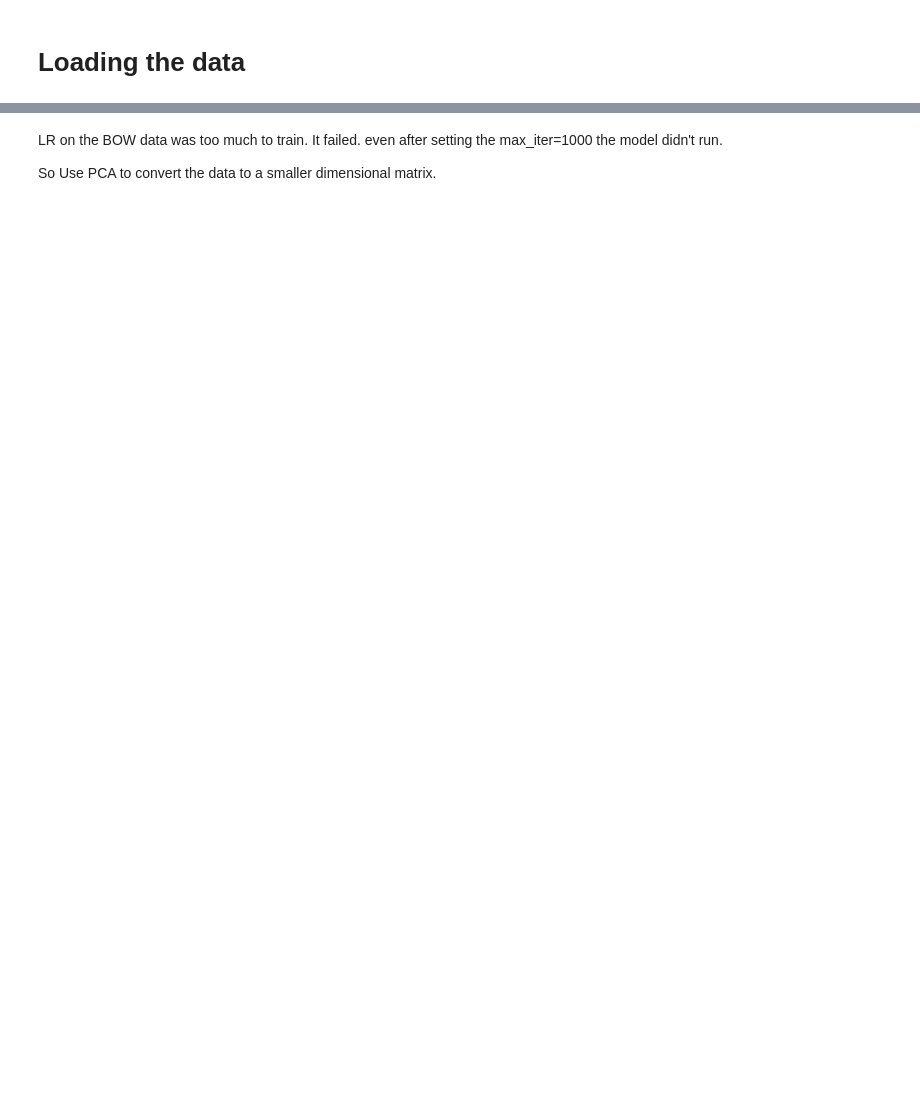
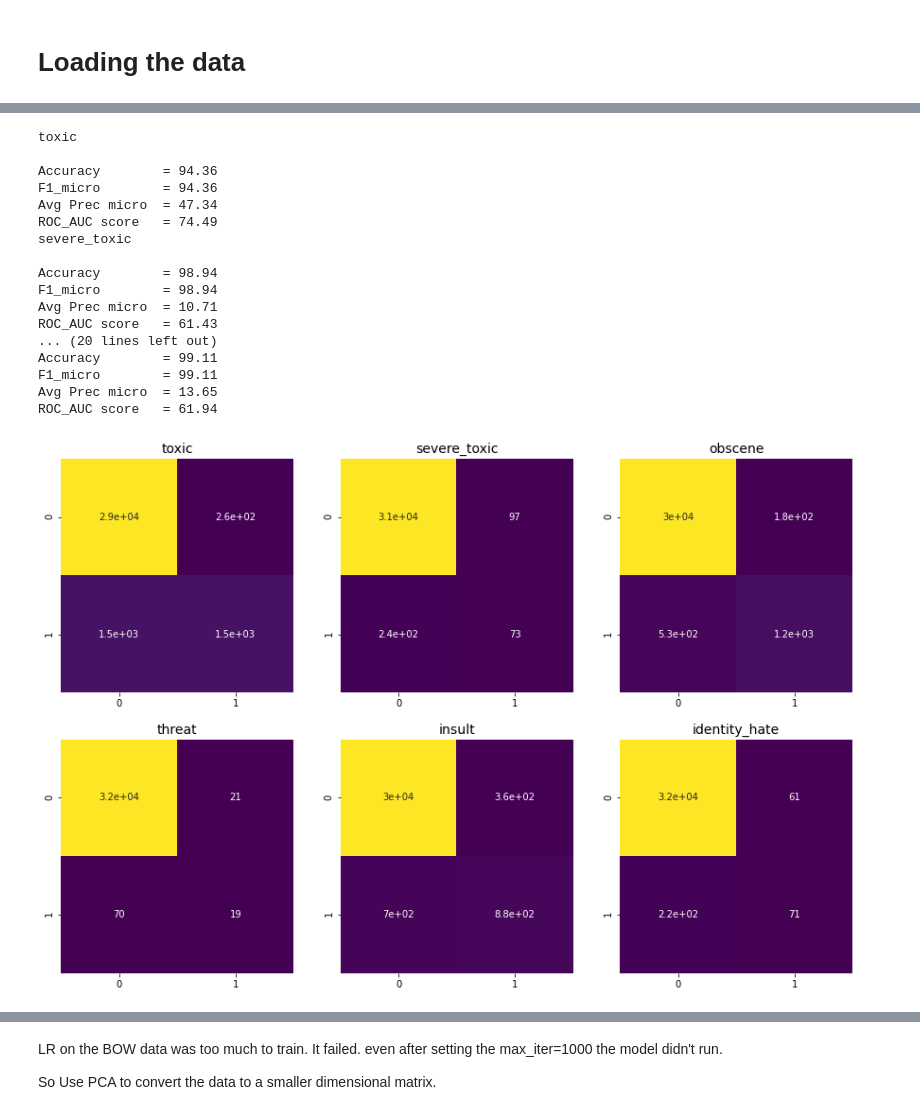
Before and after one commit to dyasutomo/ToxCom, a Jupyter notebook: g02_linear_models.ipynb, the cells around one changed output, grey strips where cells are left out. Cells and saved outputs as stored; diff of their text form; code cells hidden in the pictures; blank space fills up the shorter version.

```diff
--- a/g02_linear_models.ipynb
+++ b/g02_linear_models.ipynb
@@ -95,0 +139,27 @@ ROC_AUC score   = 68.61
+# %%
+from sklearn.svm import SVC
+model = SVC()
+train_multioutput(model, X_train_tf, y_train_tf, X_test_tf, y_test_tf)
+# %%
+from sklearn.tree import DecisionTreeClassifier
+model = DecisionTreeClassifier(random_state = 8848, max_depth = 20)
+train_multioutput(model, X_train_tf, y_train_tf, X_test_tf, y_test_tf)
+# %% [output]
+toxic
+
+Accuracy        = 94.36
+F1_micro        = 94.36
+Avg Prec micro  = 47.34
+ROC_AUC score   = 74.49
+severe_toxic
+
+Accuracy        = 98.94
+F1_micro        = 98.94
+Avg Prec micro  = 10.71
+ROC_AUC score   = 61.43
+... (20 lines left out)
+Accuracy        = 99.11
+F1_micro        = 99.11
+Avg Prec micro  = 13.65
+ROC_AUC score   = 61.94
+[figure, added]
```
Also changed, not shown: parts of 26 cells of this notebook, 1 other file.
